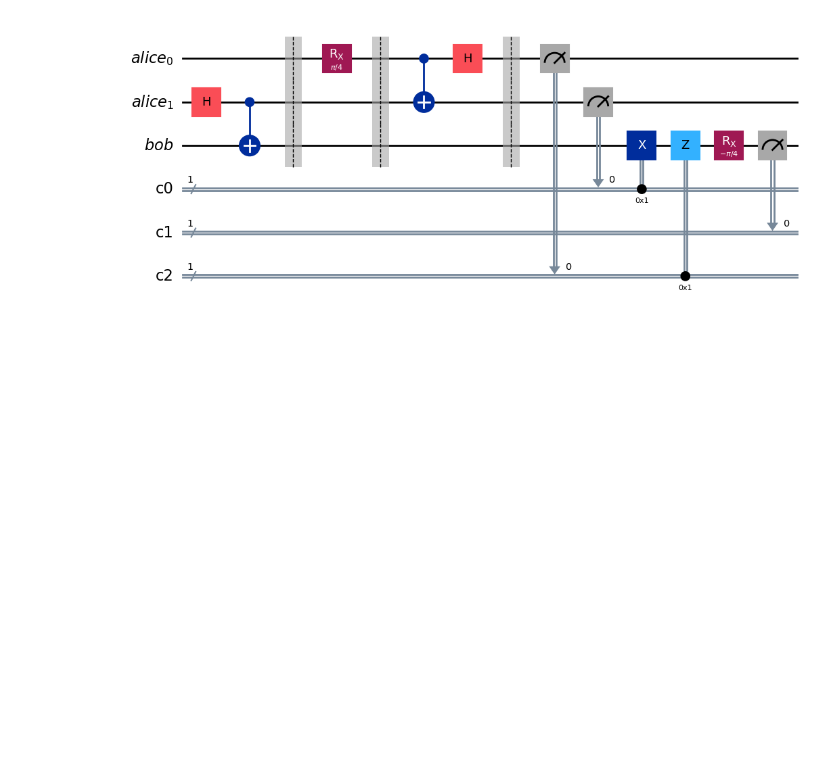
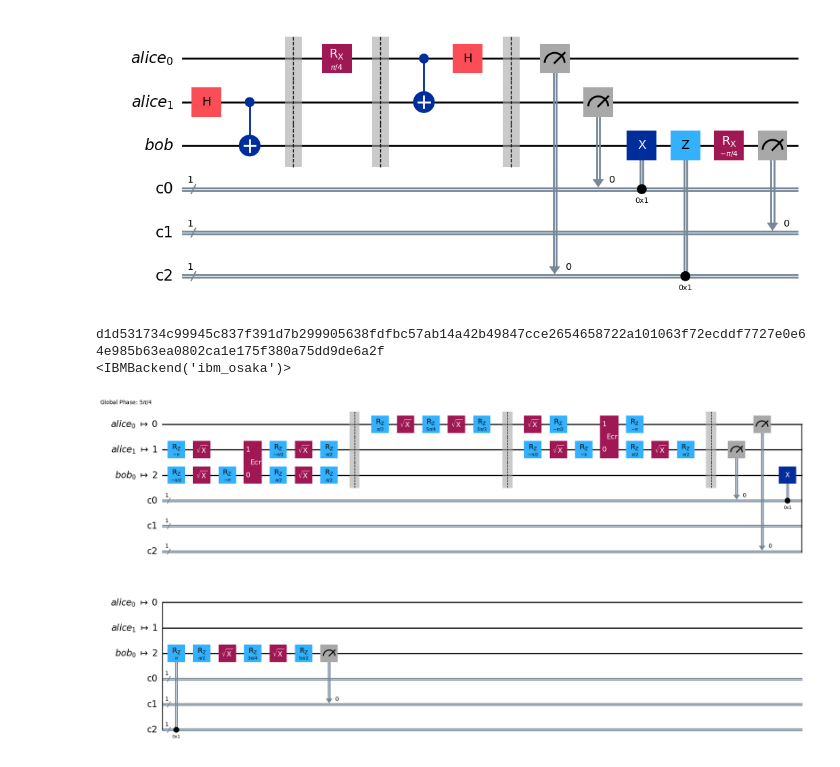
Before and after one commit to eseer-divad/Qiskit-Programs, a Jupyter notebook: teleportation.ipynb, the cells around one changed output. Saved outputs shown, nothing was run; the diff lists cells and outputs as text; code cells hidden in the pictures; blank space fills up the shorter version.

Commit message:
Add IBM Quantum hardware connection

```diff
--- a/teleportation.ipynb
+++ b/teleportation.ipynb
@@ -56,3 +56,33 @@ qc.measure(bob_register[0], bob_classical_register)
 qc.draw(output='mpl')
 # %% [output]
 [figure]
+# %%
+# Quantum IBM Connection for Running on Real Hardware
+import json
+from qiskit_ibm_runtime import QiskitRuntimeService
+from qiskit.transpiler.preset_passmanagers import generate_preset_pass_manager
+
+# Read data from the JSON file
+with open('key.json', 'r') as f:
+    data = json.load(f)
+IBM_TOKEN = data.get('IBM_QUANTUM_TOKEN')
+print(IBM_TOKEN)
+
+service = QiskitRuntimeService(
+    channel='ibm_quantum',
+    instance='ibm-q/open/main',
+    token=IBM_TOKEN
+)
+
+backend = service.least_busy(simulator=False, operational=True)
+print(backend)
+
+# Convert to an ISA circuit and layout-mapped observables.
+pm = generate_preset_pass_manager(backend=backend, optimization_level=1)
+isa_circuit = pm.run(qc)
+
+isa_circuit.draw('mpl', idle_wires=False)
+# %% [output]
+d1d531734c99945c837f391d7b299905638fdfbc57ab14a42b49847cce2654658722a101063f72ecddf7727e0e64e985b63ea0802ca1e175f380a75dd9de6a2f
+<IBMBackend('ibm_osaka')>
+[figure, added]
```
Also changed, not shown: 1 other file.
